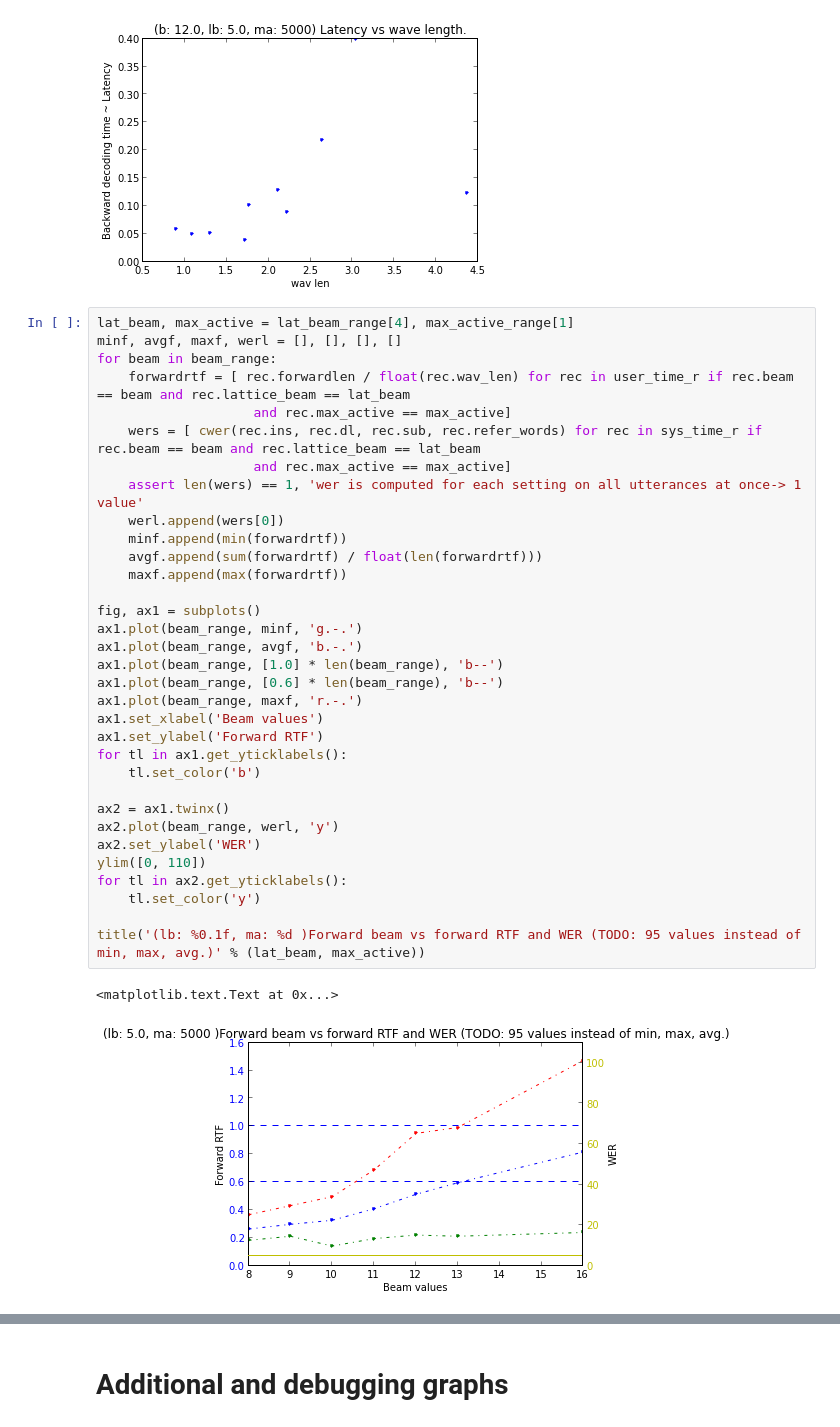
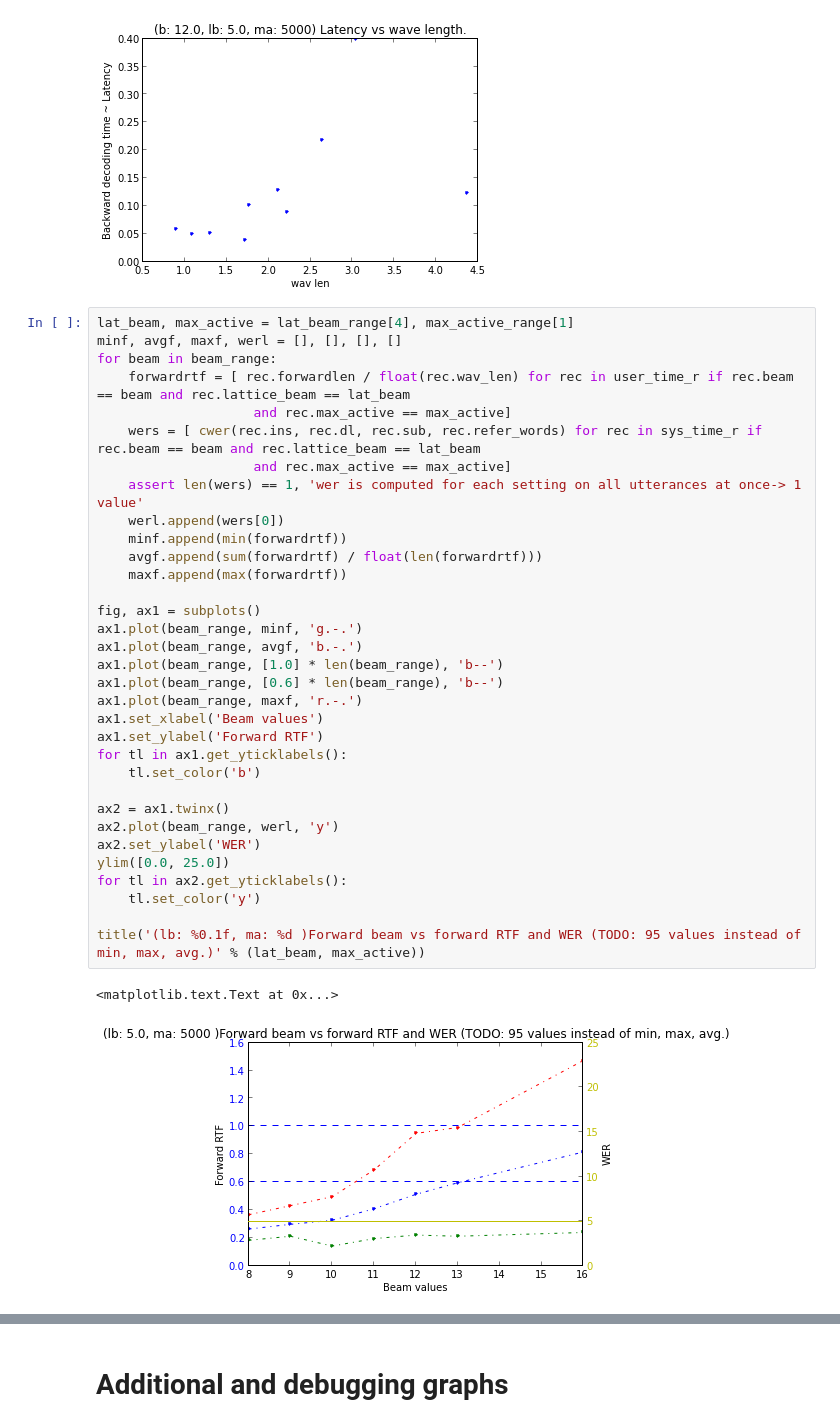
Before and after one commit to oplatek/pykaldi-eval, a Jupyter notebook: Pykaldi-evaluation.ipynb, the cells around one changed output, grey strips where cells are left out. Saved outputs shown, nothing was run; the diff lists cells and outputs as text.

```diff
--- a/Pykaldi-evaluation.ipynb
+++ b/Pykaldi-evaluation.ipynb
@@ -165,35 +165,35 @@ for beam in beam_range:
     forwardrtf = [ rec.forwardlen / float(rec.wav_len) for rec in user_time_r if rec.beam == beam and rec.lattice_beam == lat_beam
                     and rec.max_active == max_active]
     wers = [ cwer(rec.ins, rec.dl, rec.sub, rec.refer_words) for rec in sys_time_r if rec.beam == beam and rec.lattice_beam == lat_beam
                     and rec.max_active == max_active]
     assert len(wers) == 1, 'wer is computed for each setting on all utterances at once-> 1 value'
     werl.append(wers[0])
     minf.append(min(forwardrtf))
     avgf.append(sum(forwardrtf) / float(len(forwardrtf)))
     maxf.append(max(forwardrtf))
 
 fig, ax1 = subplots()
 ax1.plot(beam_range, minf, 'g.-.')
 ax1.plot(beam_range, avgf, 'b.-.')
 ax1.plot(beam_range, [1.0] * len(beam_range), 'b--')
 ax1.plot(beam_range, [0.6] * len(beam_range), 'b--')
 ax1.plot(beam_range, maxf, 'r.-.')
 ax1.set_xlabel('Beam values')
 ax1.set_ylabel('Forward RTF')
 for tl in ax1.get_yticklabels():
     tl.set_color('b')
 
 ax2 = ax1.twinx()
 ax2.plot(beam_range, werl, 'y')
 ax2.set_ylabel('WER')
-ylim([0, 110])
+ylim([0.0, 25.0])
 for tl in ax2.get_yticklabels():
     tl.set_color('y')
 
 title('(lb: %0.1f, ma: %d )Forward beam vs forward RTF and WER (TODO: 95 values instead of min, max, avg.)' % (lat_beam, max_active))
 # %% [output]
 <matplotlib.text.Text at 0x...>
-[figure, old version]
+[figure, new version]
 # %%
 beam, max_active = beam_range[0], max_active_range[0]
 minf, avgf, maxf, werl = [], [], [], []
```
Also changed, not shown: parts of 3 cells of this notebook.
